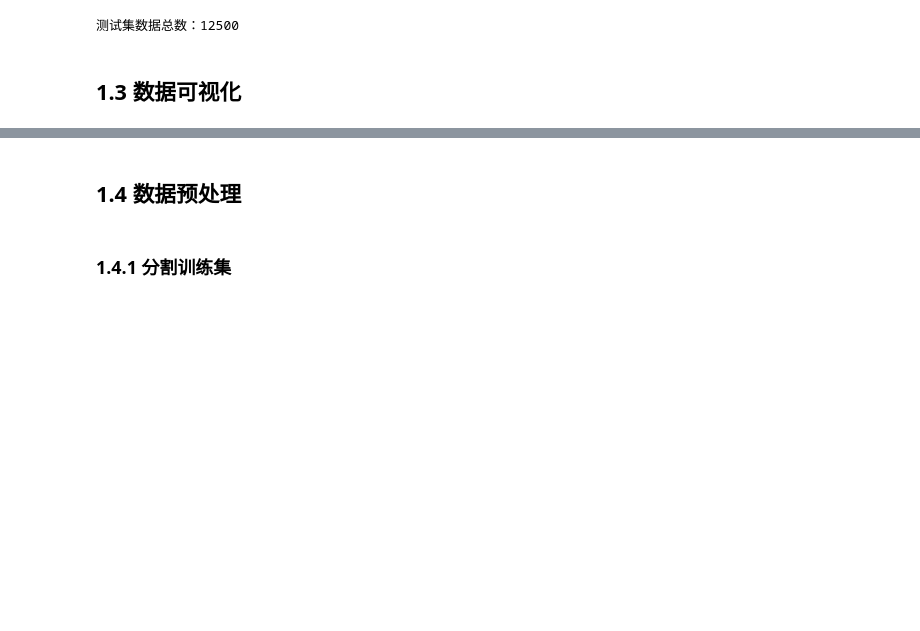
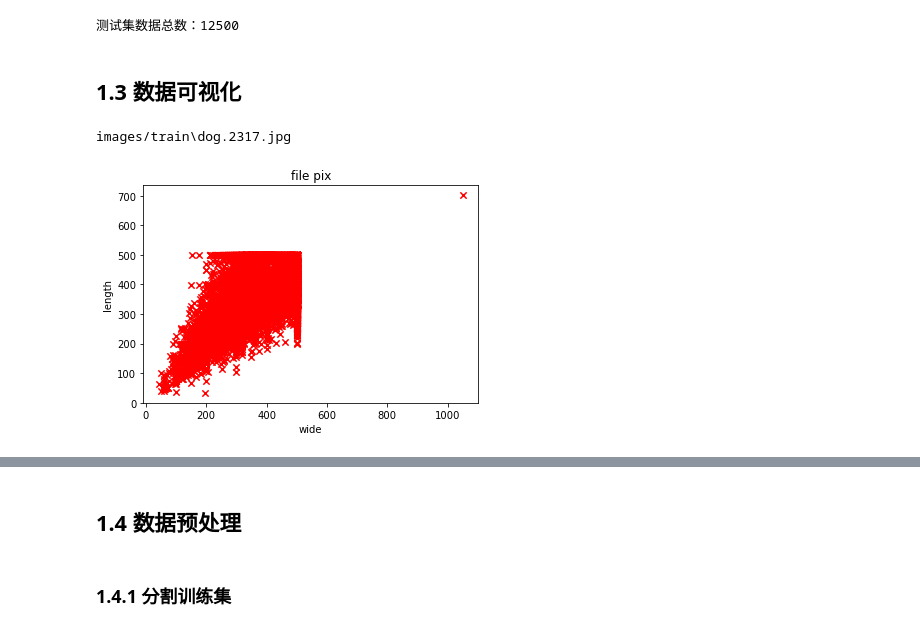
Before and after one commit to etangyushan/dog-vs-cat, a Jupyter notebook: Introduction.ipynb, the cells around one changed output, grey strips where cells are left out. Drawn from its saved outputs; the diff is of its cells as text; code cells hidden in the pictures; blank space fills up the shorter version.

Commit message:
fix(ipynb): fix image show

```diff
--- a/Introduction.ipynb
+++ b/Introduction.ipynb
@@ -193,0 +249,5 @@ def show_filesize(paths):
+# %%
+show_filepix(dogs_list)
+# %% [output]
+images/train\dog.2317.jpg
+[figure, added]
```
Also changed, not shown: parts of 33 cells of this notebook.
